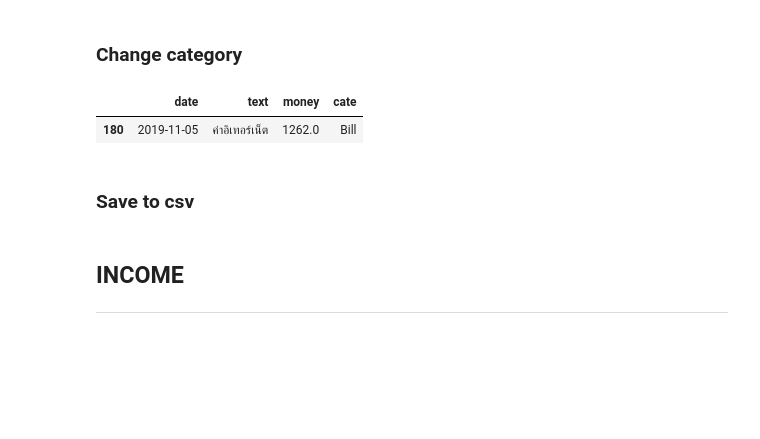
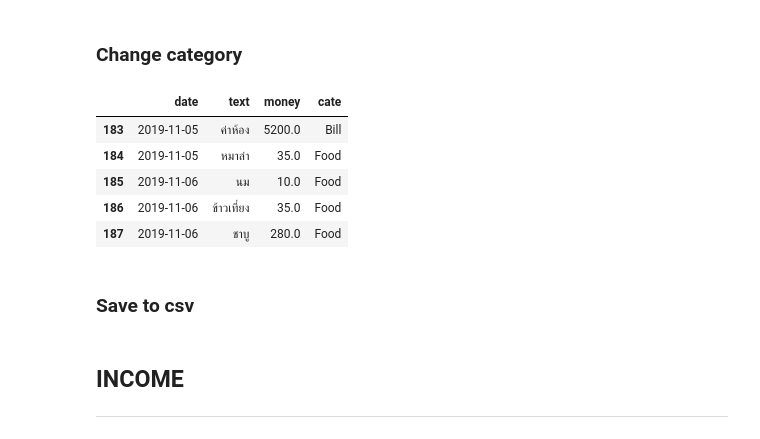
Before and after one commit to jakkritsonsanit/ChatBotExpenses, a Jupyter notebook: CollectData.ipynb, the cells around one changed output. Cells and saved outputs as stored; diff of their text form; code cells hidden in the pictures; blank space fills up the shorter version.

```diff
--- a/CollectData.ipynb
+++ b/CollectData.ipynb
@@ -98,12 +99,16 @@ dfe.tail(10)
 ### Change category
 # %%
 t = ['Entertainment', 'Transportation', 'Shopping', 'Food', 'Bill', 'Other']
-n = 180
+n = 183
 dfe.at[n, 'cate'] = t[-2]
 dfe.iloc[n:]
 # %% [output]
 |  | date | text | money | cate |
-| 180 | 2019-11-05 | ค่าอิเทอร์เน็ต | 1262.0 | Bill |
+| 183 | 2019-11-05 | ค่าห้อง | 5200.0 | Bill |
+| 184 | 2019-11-05 | หมาล่า | 35.0 | Food |
+| 185 | 2019-11-06 | นม | 10.0 | Food |
+| 186 | 2019-11-06 | ข้าวเที่ยง | 35.0 | Food |
+| 187 | 2019-11-06 | ชาบู | 280.0 | Food |
 # %% [markdown]
 ### Save to csv
 # %%
```
Also changed, not shown: parts of 15 cells of this notebook, 2 other files.
